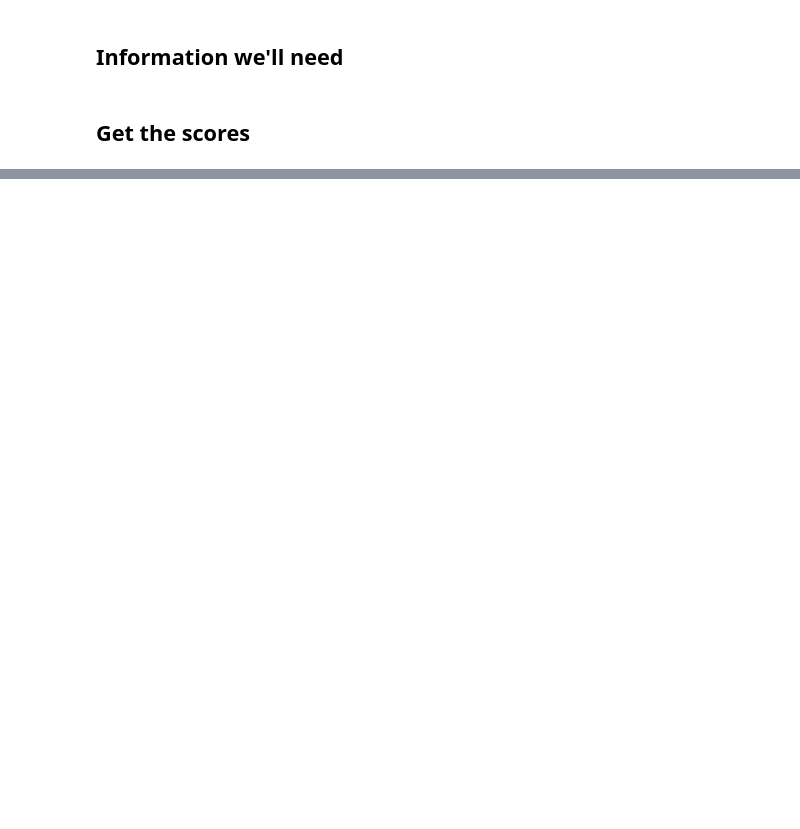
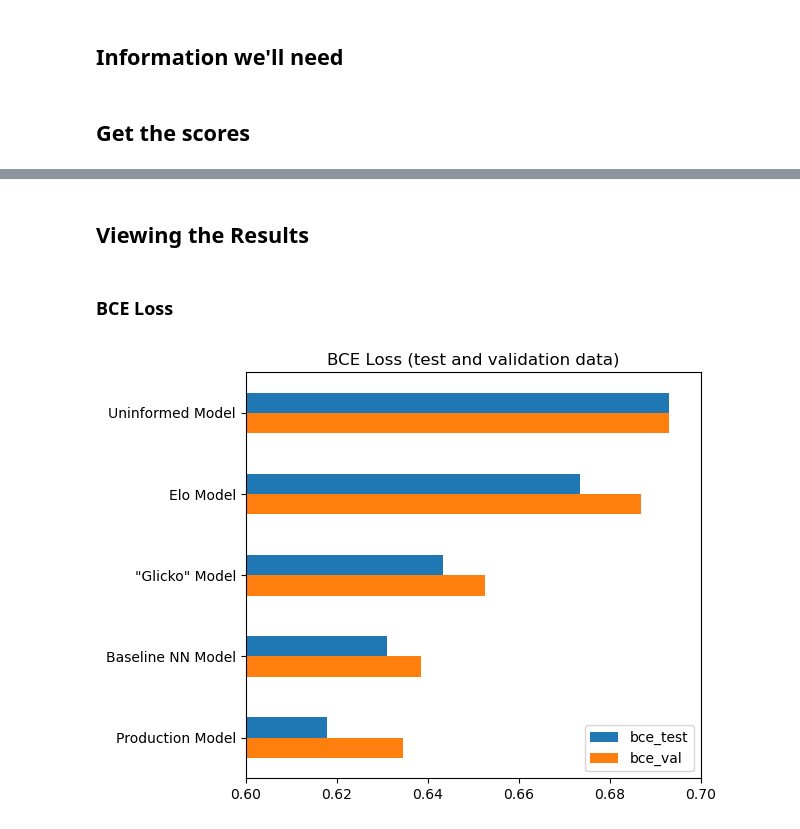
Before and after one commit to simonlazarus/Better-Chess-Matchmaking-with-AI, a Jupyter notebook: code/05_nn_modeling.ipynb, the cells around one changed output, grey strips where cells are left out. Cells and saved outputs as stored; diff of their text form; code cells hidden in the pictures; blank space fills up the shorter version.

```diff
--- a/code/05_nn_modeling.ipynb
+++ b/code/05_nn_modeling.ipynb
@@ -983,0 +698,9 @@ results_df
+# %%
+results_df = pd.read_csv('../data/baseline_results.csv', index_col='model_name')
+
+#Fix the fact that numbers get expanded if their column contains a string
+results_df['bce_train'] = results_df['bce_train'].map(lambda x : x if x == 'Infinite' else round(float(x),6) )
+results_df['bce_test'] = results_df['bce_test'].map(lambda x : x if x == 'Infinite' else round(float(x),6) )
+results_df['bce_val'] = results_df['bce_val'].map(lambda x : x if x == 'Infinite' else round(float(x),6) )
+
+results_df
@@ -1055,7 +785,8 @@ for kind in ['train', 'test', 'val']:
     results_dict['Production Model'][f"mae_{kind}"] = metrics.mean_absolute_error(target[kind], dfs_dict[kind]['model_pred'])
     results_dict['Baseline NN Model'][f"mae_{kind}"] = metrics.mean_absolute_error(target[kind], dfs_dict[kind]['baseline_pred'])
 # %%
-pd.concat([results_df, pd.DataFrame(results_dict).T])
+results_df_final = pd.concat([results_df, pd.DataFrame(results_dict).T])
+results_df_final
 # %% [output]
 |  | bce_train | bce_test | bce_val | mae_train | mae_test | mae_val | acc_train | acc_test | acc_val |
 | Null Model | Infinite | Infinite | Infinite | 0.464030 | 0.464000 | 0.456667 | 0.537332 | 0.537396 | 0.545014 |
@@ -1066,0 +802,15 @@ pd.concat([results_df, pd.DataFrame(results_dict).T])
+# %% [markdown]
+## Viewing the Results
+# %%
+df = results_df_final
+df['model_name'] = df.index
+# %% [markdown]
+### BCE Loss
+# %%
+df.drop(index='Null Model').plot(x="model_name", y=["bce_test", "bce_val"], kind="barh", xlim=(.6,.7), ylabel='',
+                                title='BCE Loss (test and validation data)')
+plt.gca().invert_yaxis();
+plt.tight_layout();
+plt.savefig('../images/bce.jpg')
+# %% [output]
+[figure, added]
```
Also changed, not shown: parts of 68 cells of this notebook, 12 other files.
